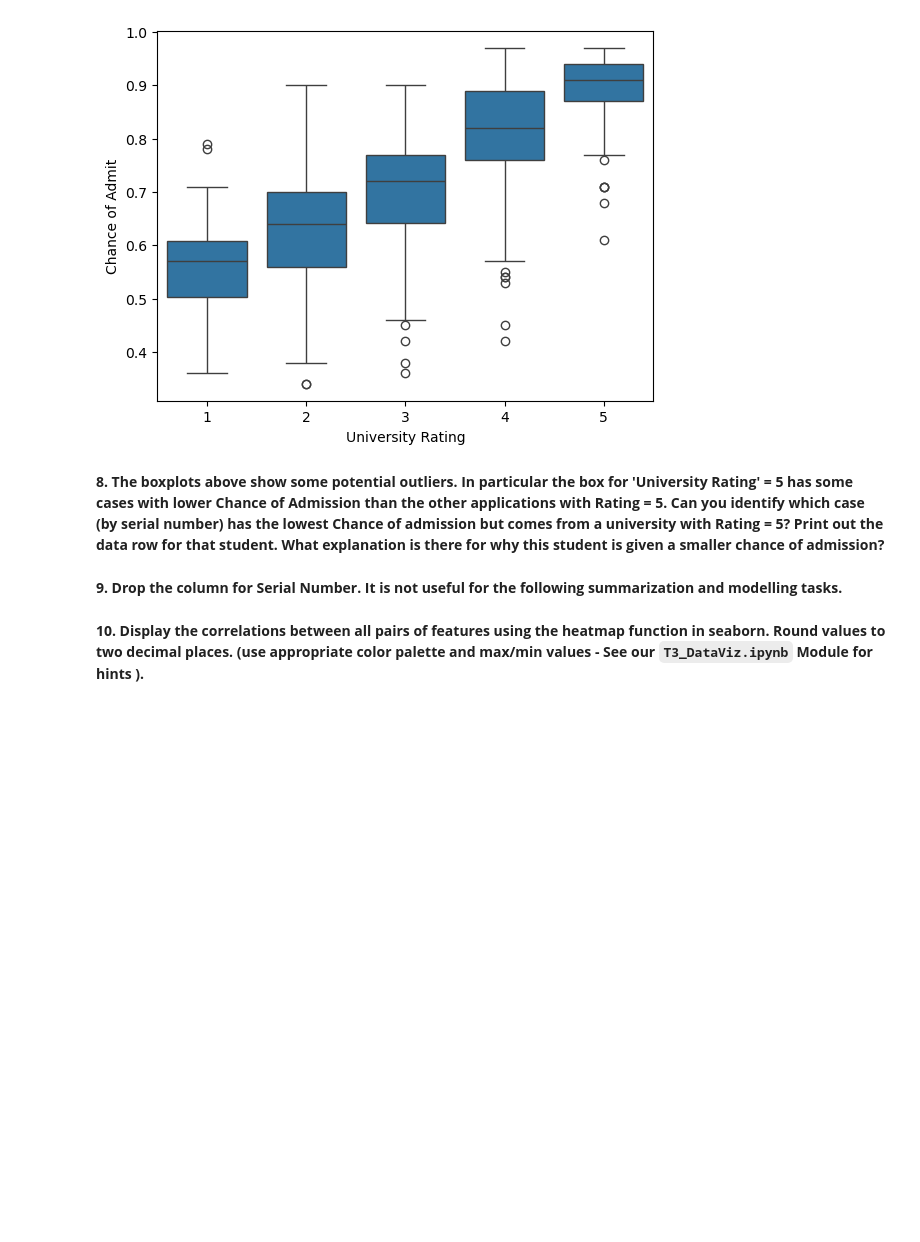
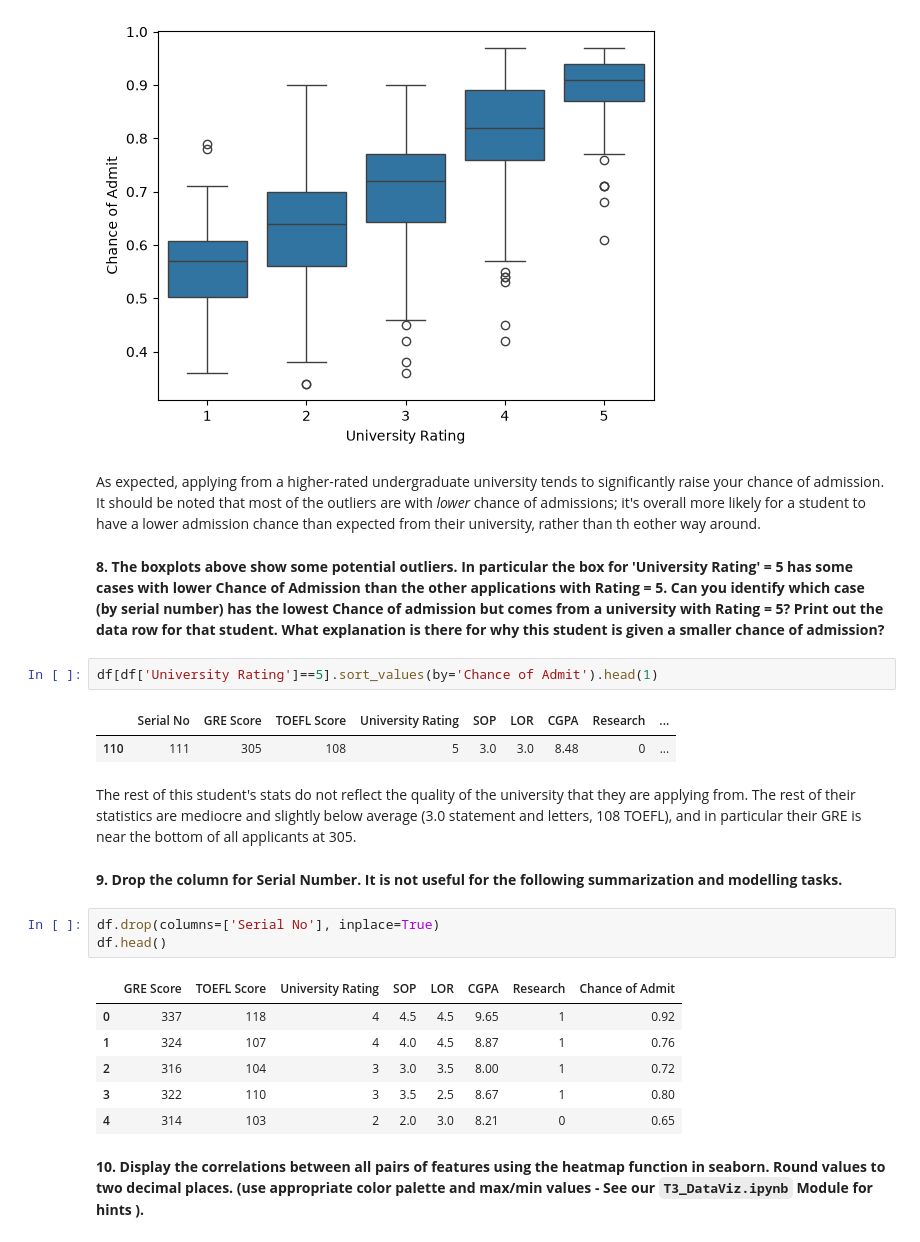
Before and after one commit to chrismji/Datasci-and-Ai-in-Bus, a Jupyter notebook: hw2.ipynb, the cells around one changed output. Saved outputs shown, nothing was run; the diff lists cells and outputs as text; blank space fills up the shorter version.

```diff
--- a/hw2.ipynb
+++ b/hw2.ipynb
@@ -133,9 +133,30 @@ sns.boxplot(data=df, y='Chance of Admit', x='University Rating')
 # %% [output]
 <Axes: xlabel='University Rating', ylabel='Chance of Admit'>
 [figure]
+# %% [markdown]
+As expected, applying from a higher-rated undergraduate university tends to significantly raise your chance of admission.
+It should be noted that most of the outliers are with *lower* chance of admissions; it's overall more likely for a student to have a lower admission chance than expected from their university, rather than th eother way around.
 # %% [markdown]
 **8. The boxplots above show some potential outliers.  In particular the box for 'University Rating' = 5 has some cases with lower Chance of Admission than the other applications with Rating = 5. Can you identify which case (by serial number) has the lowest Chance of admission but comes from a university with Rating = 5? Print out the data row for that student. What explanation is there  for why this student is given a smaller chance of admission?**
+# %%
+df[df['University Rating']==5].sort_values(by='Chance of Admit').head(1)
+# %% [output]
+|  | Serial No | GRE Score | TOEFL Score | University Rating | SOP | LOR | CGPA | Research | ... |
+| 110 | 111 | 305 | 108 | 5 | 3.0 | 3.0 | 8.48 | 0 | ... |
+# %% [markdown]
+The rest of this student's stats do not reflect the quality of the university that they are applying from.
+The rest of their statistics are mediocre and slightly below average (3.0 statement and letters, 108 TOEFL), and in particular their GRE is near the bottom of all applicants at 305.
 # %% [markdown]
 **9. Drop the column for Serial Number. It is not useful for the following summarization and modelling tasks.**
+# %%
+df.drop(columns=['Serial No'], inplace=True)
+df.head()
+# %% [output]
+|  | GRE Score | TOEFL Score | University Rating | SOP | LOR | CGPA | Research | Chance of Admit |
+| 0 | 337 | 118 | 4 | 4.5 | 4.5 | 9.65 | 1 | 0.92 |
+| 1 | 324 | 107 | 4 | 4.0 | 4.5 | 8.87 | 1 | 0.76 |
+| 2 | 316 | 104 | 3 | 3.0 | 3.5 | 8.00 | 1 | 0.72 |
+| 3 | 322 | 110 | 3 | 3.5 | 2.5 | 8.67 | 1 | 0.80 |
+| 4 | 314 | 103 | 2 | 2.0 | 3.0 | 8.21 | 0 | 0.65 |
 # %% [markdown]
 **10. Display the correlations between all pairs of features using the heatmap function in seaborn. Round values to two decimal places. (use appropriate color palette and max/min values - See our `T3_DataViz.ipynb` Module for hints ).**
```
Also changed, not shown: parts of 7 cells of this notebook.
